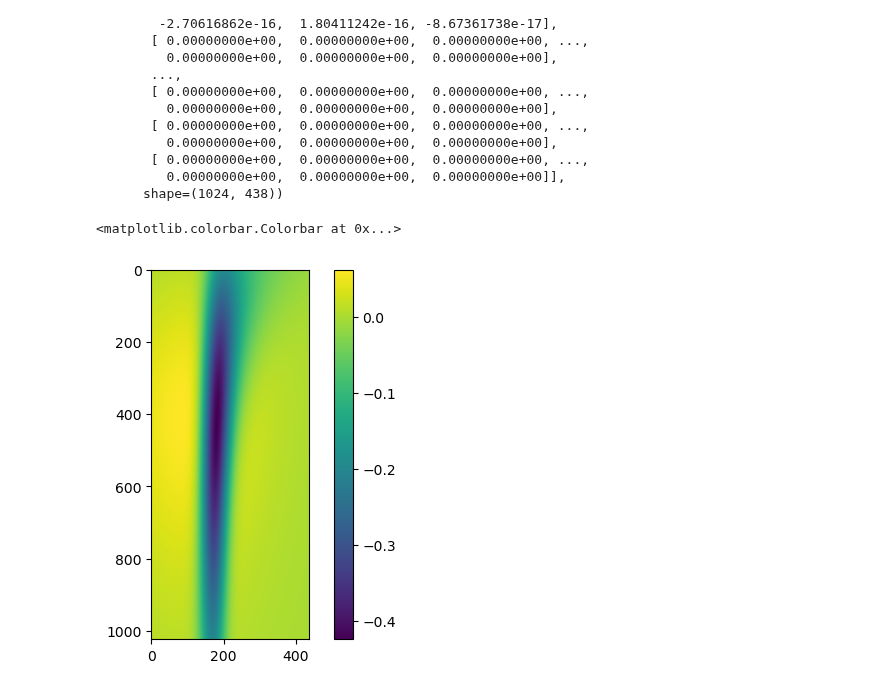
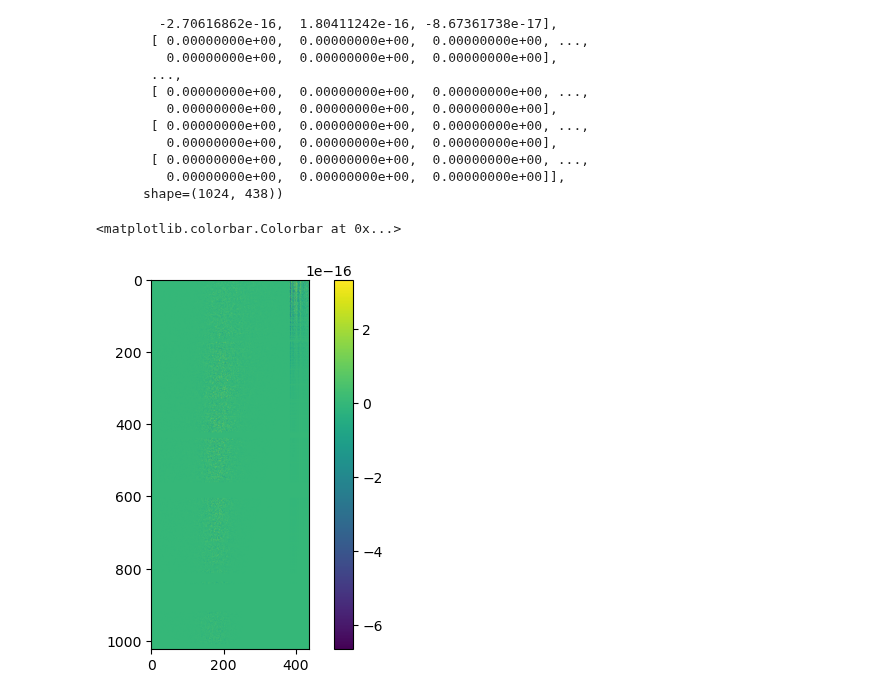
Before and after one commit to Chujo58/fitburst, a Jupyter notebook: test.ipynb, the cells around one changed output. Drawn from its saved outputs; the diff is of its cells as text; code cells hidden in the pictures.

```diff
--- a/test.ipynb
+++ b/test.ipynb
@@ -49,7 +49,7 @@ def downsample_tile(orig, factors):
     return np.mean(orig.reshape(shape_new), axis=tuple(pos))
 # %%
 t = np.tile(times, [len(freqs), 1])
-# t = times
+t = times
 # %%
 t.shape
 # %% [output]
@@ -775,8 +835,8 @@ array([[-3.46944695e-18,  0.00000000e+00,  1.73472348e-18, ...,
          0.00000000e+00,  0.00000000e+00,  0.00000000e+00]],
       shape=(1024, 438))
 # %%
-plt.imshow(finalmodel - modelfitburst)
+plt.imshow(modelfitburst_v2 - modelfitburst)
 plt.colorbar()
 # %% [output]
 <matplotlib.colorbar.Colorbar at 0x...>
-[figure, old version]
+[figure, new version]
```
Also changed, not shown: parts of 22 cells of this notebook, 1 other file.
